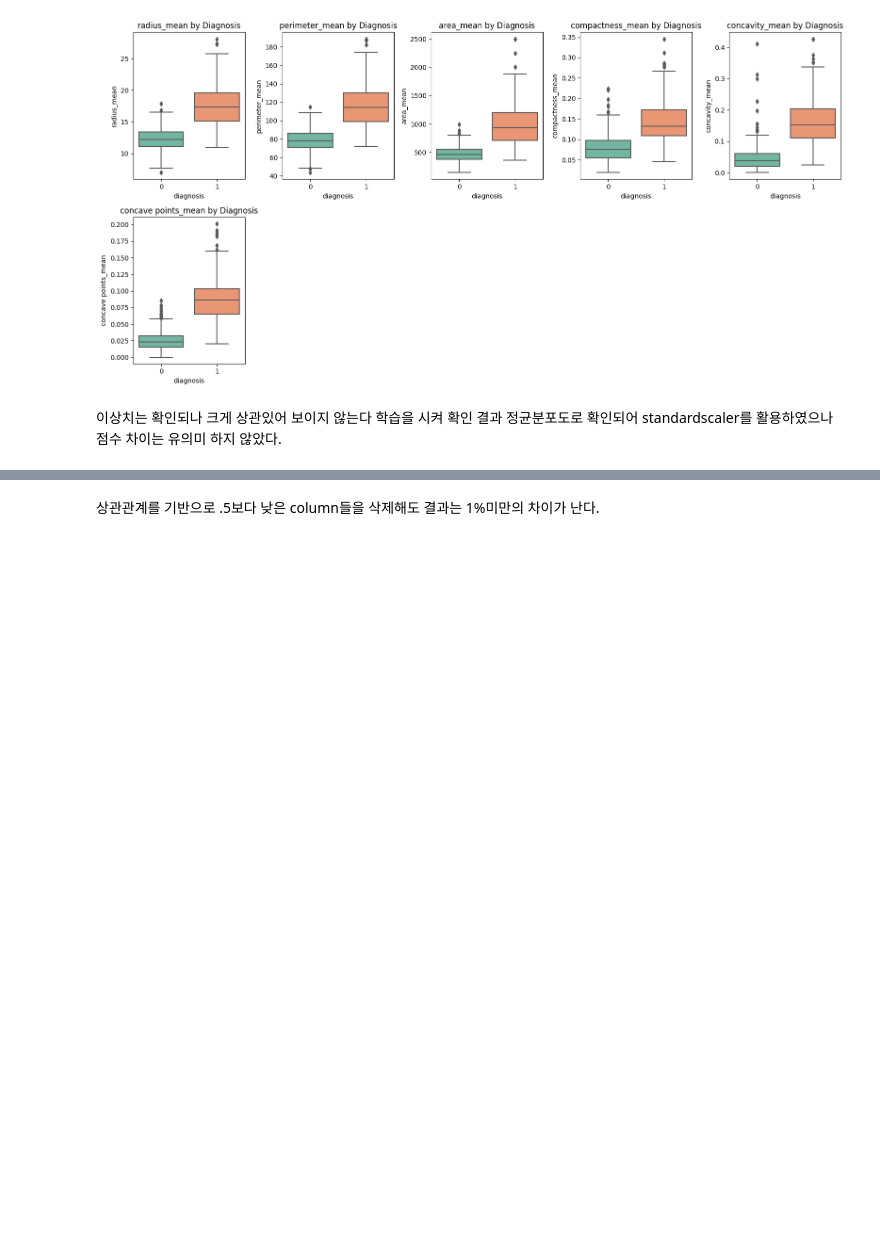
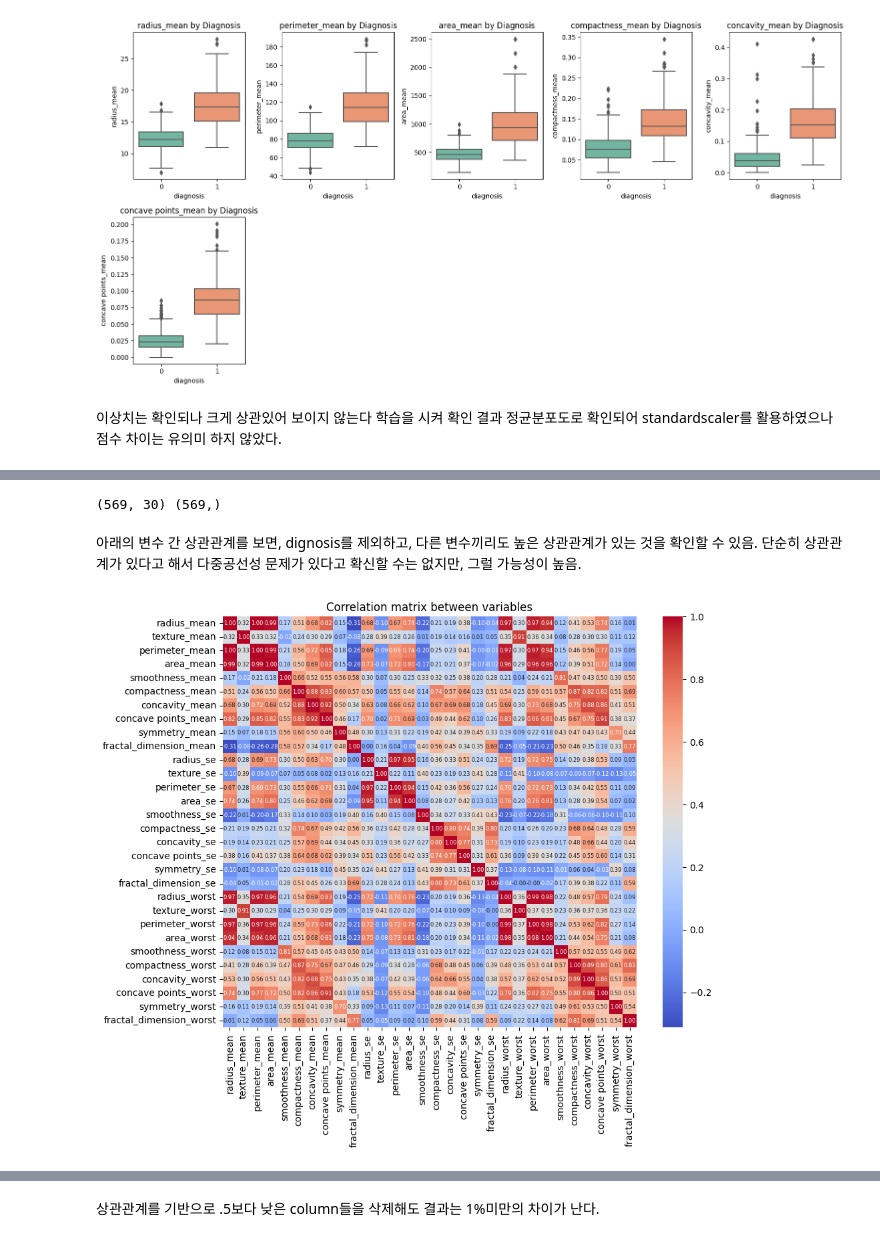
Before and after one commit to deeptudy/kaggle--wisconsin_breast_cancer_data-, a Jupyter notebook: main.ipynb, the cells around one changed output, grey strips where cells are left out. Saved outputs shown, nothing was run; the diff lists cells and outputs as text; code cells hidden in the pictures; blank space fills up the shorter version.

```diff
--- a/main.ipynb
+++ b/main.ipynb
@@ -162,0 +181,26 @@ plt.show()
+# %%
+# Retrieve original data 원본 데이터 불러오기
+df_original = pd.read_csv('./data/data.csv')
+# %%
+from preprocess import preprocess
+
+# Preprocessing: vectorize diagnosis ('M':1, 'B':0), drop Unnamed: 32
+df_X, df_y = preprocess(df_original)
+print(df_X.shape, df_y.shape)
+# %% [output]
+(569, 30) (569,)
+# %% [markdown]
+아래의 변수 간 상관관계를 보면, dignosis를 제외하고, 다른 변수끼리도 높은 상관관계가 있는 것을 확인할 수 있음.
+단순히 상관관계가 있다고 해서 다중공선성 문제가 있다고 확신할 수는 없지만, 그럴 가능성이 높음.
+# %%
+correlation_matrix = df_X.corr()
+
+# 그래프 크기 조절
+plt.figure(figsize=(10, 8))
+
+# seaborn을 사용하여 히트맵으로 시각화
+sns.heatmap(correlation_matrix, annot=True, cmap='coolwarm', fmt=".2f", annot_kws={"size": 6})
+plt.title("Correlation matrix between variables")
+plt.show()
+# %% [output]
+[figure, added]
```
Also changed, not shown: parts of 14 cells of this notebook, 1 other file.
